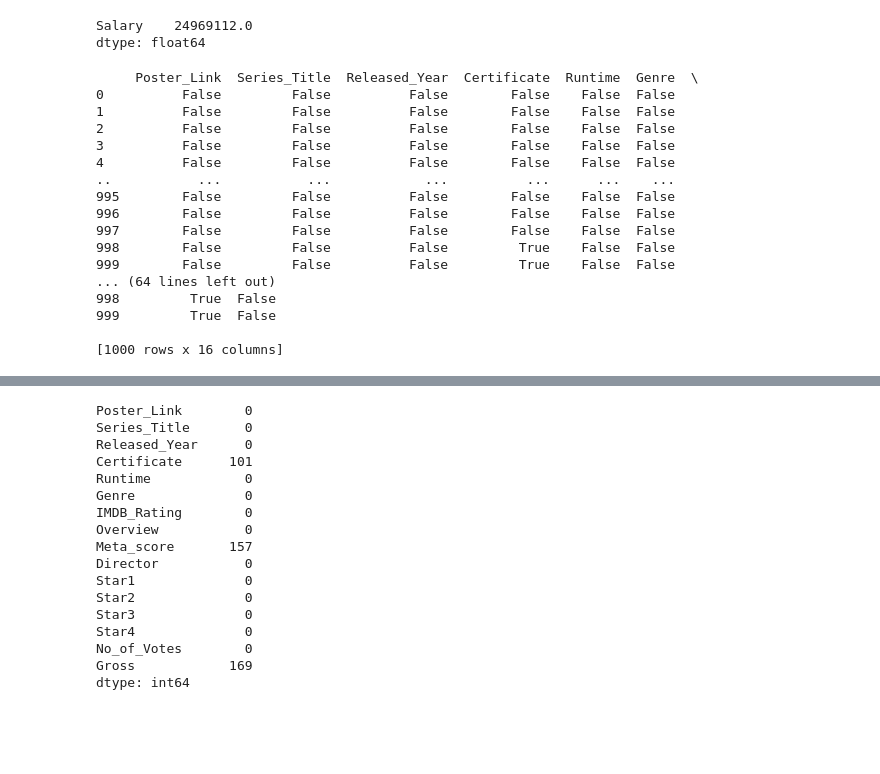
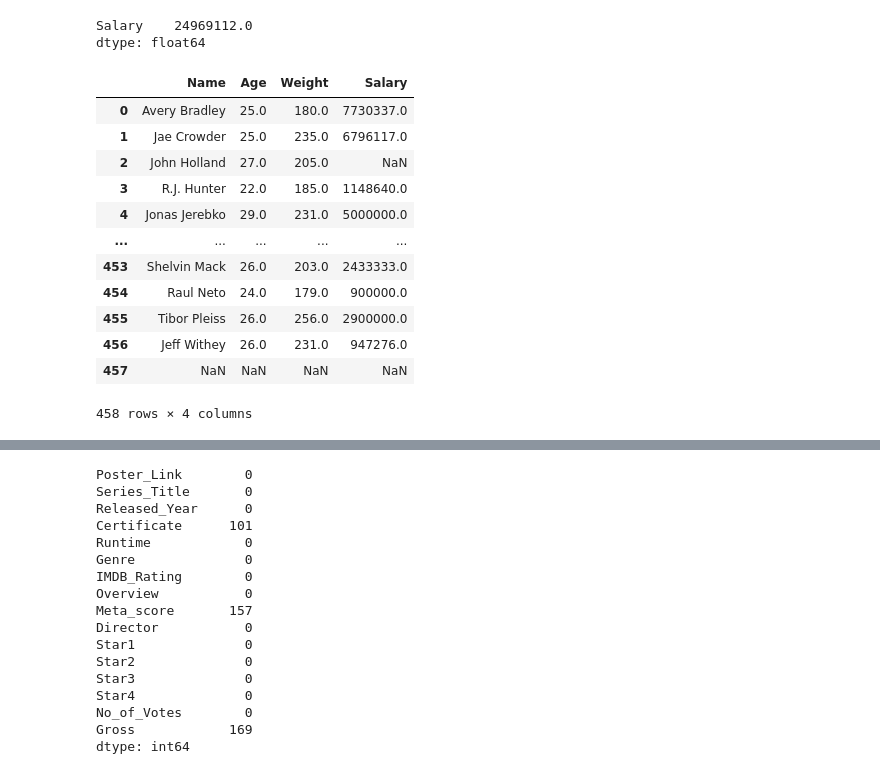
Before and after one commit to hughxusu/lesson-py, a Jupyter notebook: codes/24-pandas/a-pandas.ipynb, the cells around one changed output, grey strips where cells are left out. Drawn from its saved outputs; the diff is of its cells as text; code cells hidden in the pictures; blank space fills up the shorter version.

```diff
--- a/codes/24-pandas/a-pandas.ipynb
+++ b/codes/24-pandas/a-pandas.ipynb
@@ -979,26 +957,23 @@ df
 # %% [output]
 Salary    24969112.0
 dtype: float64
-# %%
-import pandas as pd
-movies = pd.read_csv("imdb_top_1000.csv")
-print(pd.isnull(movies))
-print(pd.notnull(movies))
-# %% [output]
-     Poster_Link  Series_Title  Released_Year  Certificate  Runtime  Genre  \
-0          False         False          False        False    False  False
-1          False         False          False        False    False  False
-2          False         False          False        False    False  False
-3          False         False          False        False    False  False
-4          False         False          False        False    False  False
-..           ...           ...            ...          ...      ...    ...
-995        False         False          False        False    False  False
-996        False         False          False        False    False  False
-997        False         False          False        False    False  False
-998        False         False          False         True    False  False
-999        False         False          False         True    False  False
-... (64 lines left out)
-998         True  False
-999         True  False
-
-[1000 rows x 16 columns]
+# %%
+short_data = pd.read_csv(
+    "https://media.geeksforgeeks.org/wp-content/uploads/nba.csv",
+    usecols=['Name', 'Age', 'Salary', 'Weight']
+)
+short_data
+# %% [output]
+|  | Name | Age | Weight | Salary |
+| 0 | Avery Bradley | 25.0 | 180.0 | 7730337.0 |
+| 1 | Jae Crowder | 25.0 | 235.0 | 6796117.0 |
+| 2 | John Holland | 27.0 | 205.0 | NaN |
+| 3 | R.J. Hunter | 22.0 | 185.0 | 1148640.0 |
+| 4 | Jonas Jerebko | 29.0 | 231.0 | 5000000.0 |
+| ... | ... | ... | ... | ... |
+| 453 | Shelvin Mack | 26.0 | 203.0 | 2433333.0 |
+| 454 | Raul Neto | 24.0 | 179.0 | 900000.0 |
+| 455 | Tibor Pleiss | 26.0 | 256.0 | 2900000.0 |
+| 456 | Jeff Withey | 26.0 | 231.0 | 947276.0 |
+| 457 | NaN | NaN | NaN | NaN |
+458 rows × 4 columns
```
Also changed, not shown: parts of 35 cells of this notebook, 1 other file.
